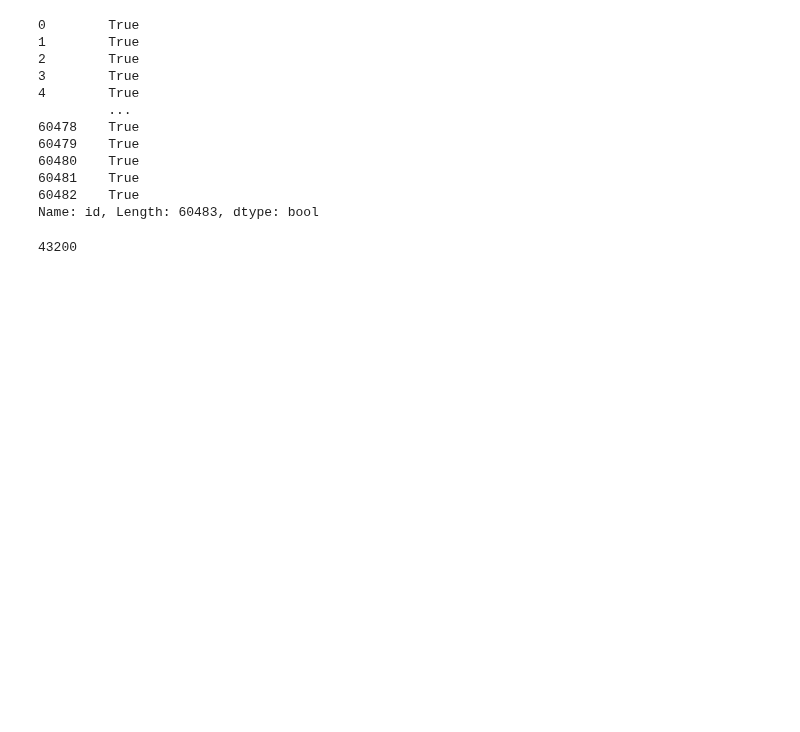
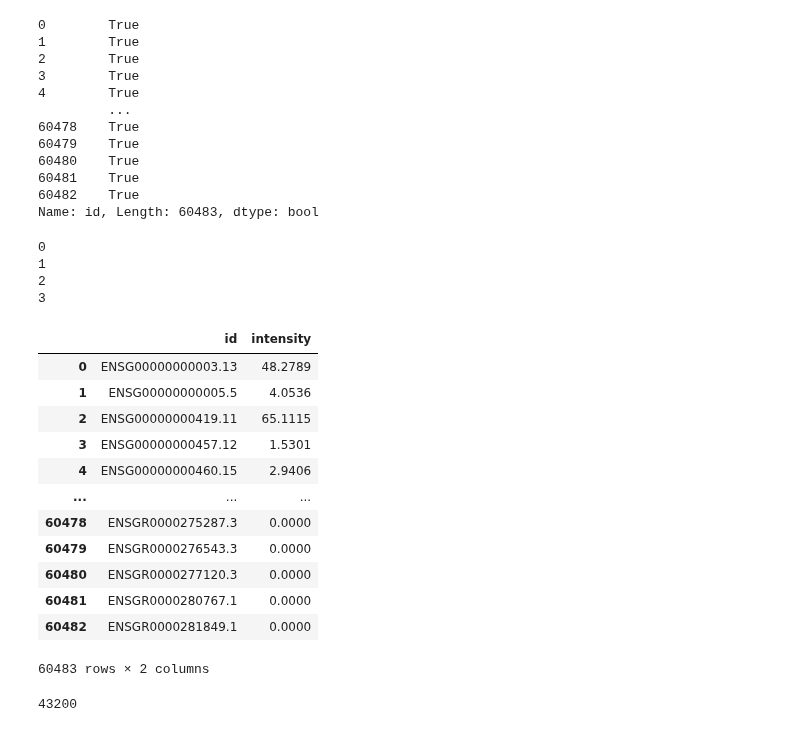
Before and after one commit to andrew-weisman/target_classification, a Jupyter notebook: main.ipynb, the cells around one changed output. Saved outputs shown, nothing was run; the diff lists cells and outputs as text; code cells hidden in the pictures; blank space fills up the shorter version.

Commit message:
Running tests on some datafiles

```diff
--- a/main.ipynb
+++ b/main.ipynb
@@ -6,10 +9,11 @@ file_counts = 'fffee315-9aa3-44d2-8c89-78a2c1d107e7.htseq_counts.txt'
 gdc_tsv_file = '/data/BIDS-HPC/private/projects/dmi2/data/gencode.gene.info.v22.tsv'
 gencode_gtf_file = '/data/BIDS-HPC/private/projects/dmi2/data/gencode.v22.annotation-just_genes.gtf'
 # %%
+# Read in all the datafiles into Pandas dataframes
 import pandas as pd
 import os
-df_fpkm = pd.read_csv(os.path.join(datadir, file_fpkm), sep='\t', names=['id','fpkm'])
-df_fpkm_uq = pd.read_csv(os.path.join(datadir, file_fpkm_uq), sep='\t', names=['id','fpkm-uq'])
-df_counts = pd.read_csv(os.path.join(datadir, file_counts), sep='\t', skipfooter=5, names=['id','count'])
+df_fpkm = pd.read_csv(os.path.join(datadir, file_fpkm), sep='\t', names=['id','intensity'])
+df_fpkm_uq = pd.read_csv(os.path.join(datadir, file_fpkm_uq), sep='\t', names=['id','intensity'])
+df_count = pd.read_csv(os.path.join(datadir, file_counts), sep='\t', skipfooter=5, names=['id','intensity'])
 df_gdc = pd.read_csv(gdc_tsv_file, sep='\t')
 df_gencode = pd.read_csv(gencode_gtf_file, sep='\t', skiprows=5, header=None)
@@ -29,6 +61,34 @@ df_gencode = pd.read_csv(gencode_gtf_file, sep='\t', skiprows=5, header=None)
 60481    True
 60482    True
 Name: id, Length: 60483, dtype: bool
+# %%
+# Check that the ID columns of all five dataframes are exactly the same
+dfs = [df_fpkm, df_fpkm_uq, df_count, df_gdc, df_gencode]
+ndfs = len(dfs)
+for idf in range(ndfs-1):
+    print(idf)
+#print(df_gdc.index.equals(df_gencode.index))
+# %% [output]
+0
+1
+2
+3
+# %%
+df_fpkm
+# %% [output]
+|  | id | intensity |
+| 0 | ENSG00000000003.13 | 48.2789 |
+| 1 | ENSG00000000005.5 | 4.0536 |
+| 2 | ENSG00000000419.11 | 65.1115 |
+| 3 | ENSG00000000457.12 | 1.5301 |
+| 4 | ENSG00000000460.15 | 2.9406 |
+| ... | ... | ... |
+| 60478 | ENSGR0000275287.3 | 0.0000 |
+| 60479 | ENSGR0000276543.3 | 0.0000 |
+| 60480 | ENSGR0000277120.3 | 0.0000 |
+| 60481 | ENSGR0000280767.1 | 0.0000 |
+| 60482 | ENSGR0000281849.1 | 0.0000 |
+60483 rows × 2 columns
 # %%
 tol = 1e-6
 ((df_fpkm['fpkm']/df_fpkm['fpkm'].sum() - df_fpkm_uq['fpkm-uq']/df_fpkm_uq['fpkm-uq'].sum()).abs() < tol).sum() # This line shows that the FPKM and FPKM-UQ files have the same values up to a fixed normalization
```
Also changed, not shown: parts of 12 cells of this notebook.
